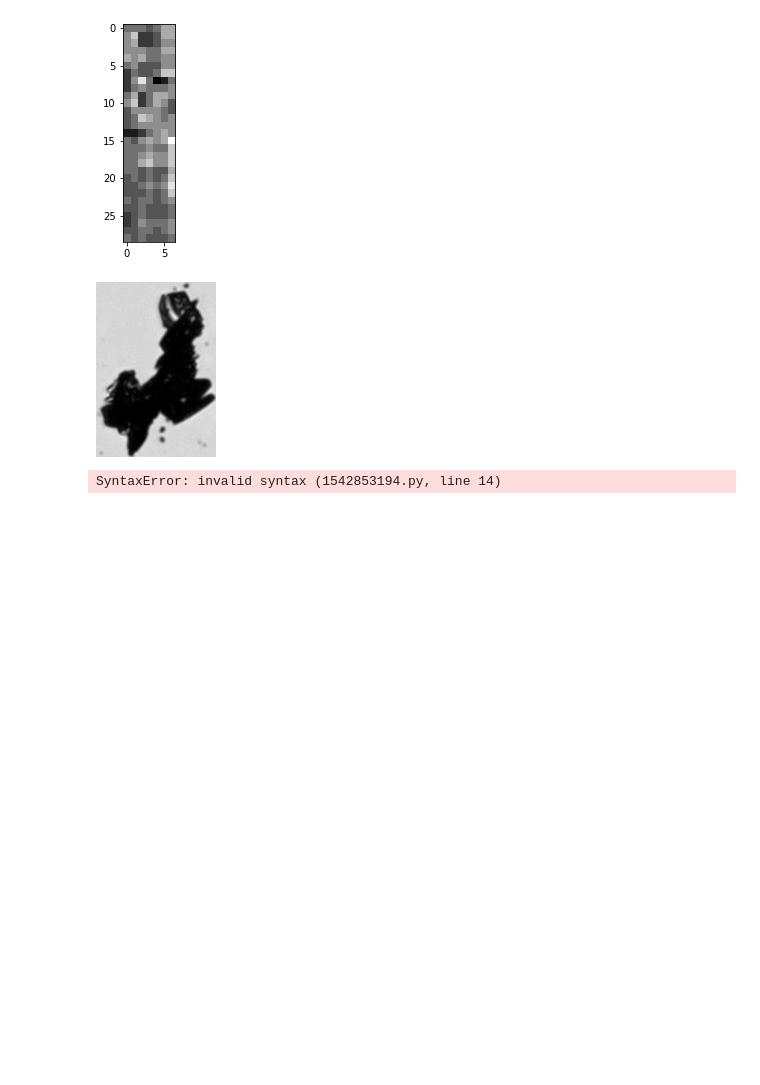
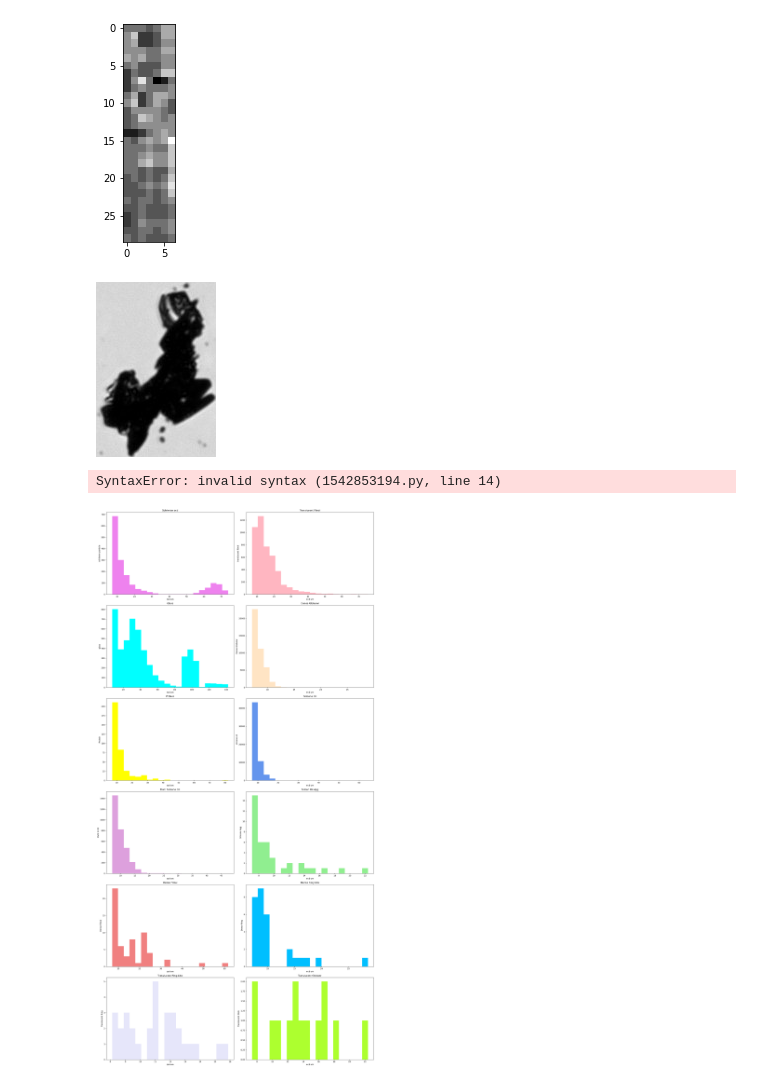
Before and after one commit to Scottholman33/KBI, a Jupyter notebook: KBI_Python_Start.ipynb, the cells around one changed output. Saved outputs shown, nothing was run; the diff lists cells and outputs as text; code cells hidden in the pictures; blank space fills up the shorter version.

Commit message:
added ecd histogram

```diff
--- a/KBI_Python_Start.ipynb
+++ b/KBI_Python_Start.ipynb
@@ -399,3 +399,87 @@ for filename in ImageFolder:
         other.append(filename)
 # %% [output]
 SyntaxError: invalid syntax (1542853194.py, line 14)
+# %%
+fig = plt.figure(figsize=(20, 40))
+
+axes1 = fig.add_subplot(6, 2, 1) #row, column, which plot
+axes2 = fig.add_subplot(6, 2, 2)
+axes3 = fig.add_subplot(6, 2, 3)
+axes4 = fig.add_subplot(6, 2, 4)
+axes5 = fig.add_subplot(6, 2, 5)
+axes6 = fig.add_subplot(6, 2, 6)
+axes7 = fig.add_subplot(6, 2, 7)
+axes8 = fig.add_subplot(6, 2, 8)
+axes9 = fig.add_subplot(6, 2, 9)
+axes10 = fig.add_subplot(6, 2, 10)
+axes11 = fig.add_subplot(6, 2, 11)
+axes12 = fig.add_subplot(6, 2, 12)
+
+
+
+axes1.set_xlabel('ecd um')
+axes1.set_ylabel('schlieren particle')
+axes1.hist(schlieren['ecd_um'], bins = 20, color = "violet")
+
+axes2.set_xlabel('ecd um')
+axes2.set_ylabel('translucent fibral')
+axes2.hist(translucent_fibral['ecd_um'], bins = 20, color = "lightpink")
+
+axes3.set_xlabel('ecd um')
+axes3.set_ylabel('glass')
+axes3.hist(glass['ecd_um'], bins = 20, color = "cyan")
+
+axes4.set_xlabel('ecd um')
+axes4.set_ylabel('Dense Globular')
+axes4.hist(dense_glob['ecd_um'], bins = 20, color = "bisque")
+
+axes5.set_xlabel('ecd um')
+axes5.set_ylabel('Protein')
+axes5.hist(protein['ecd_um'], bins = 20, color = "yellow")
+
+axes6.set_xlabel('ecd um')
+axes6.set_ylabel('silicone oil')
+axes6.hist(silicone_oil['ecd_um'], bins = 20, color = "cornflowerblue")
+
+axes7.set_xlabel('ecd um')
+axes7.set_ylabel('Multi Si Oil')
+axes7.hist(multi_si_oil['ecd_um'], bins = 20, color = "plum")
+
+axes8.set_xlabel('ecd um')
+axes8.set_ylabel('Silicone Agg')
+axes8.hist(silicone_agg['ecd_um'], bins = 20, color = "lightgreen")
+
+axes9.set_xlabel('ecd um')
+axes9.set_ylabel('Dense Fibral')
+axes9.hist(dense_fibral['ecd_um'], bins = 20, color = "lightcoral")
+
+axes10.set_xlabel('ecd um')
+axes10.set_ylabel('Dense Ring')
+axes10.hist(dense_ring['ecd_um'], bins = 20, color = "deepskyblue")
+
+axes11.set_xlabel('ecd um')
+axes11.set_ylabel('Translucent Ring')
+axes11.hist(translucent_ring['ecd_um'], bins = 20, color = "lavender")
+
+axes12.set_xlabel('ecd um')
+axes12.set_ylabel('Translucent Glob')
+axes12.hist(translucent_glob['ecd_um'], bins = 20, color = "greenyellow")
+
+axes1.title.set_text('Schlieren ecd')
+axes2.title.set_text('Translucent Fibral')
+axes3.title.set_text('Glass')
+axes4.title.set_text('Dense Globular')
+axes5.title.set_text('Protein')
+axes6.title.set_text('Silicone Oil')
+axes7.title.set_text('Multi Silicone Oil')
+axes8.title.set_text('Silicon Oil Agg')
+axes9.title.set_text('Dense Fibral')
+axes10.title.set_text('Dense Ring Like')
+axes11.title.set_text('Translucent Ring-Like')
+axes12.title.set_text('Translucent Globuar ')
+
+fig.tight_layout() #helps clean things up and for the white space
+
+plt.show()
+# %% [output]
+[figure, added]
```
